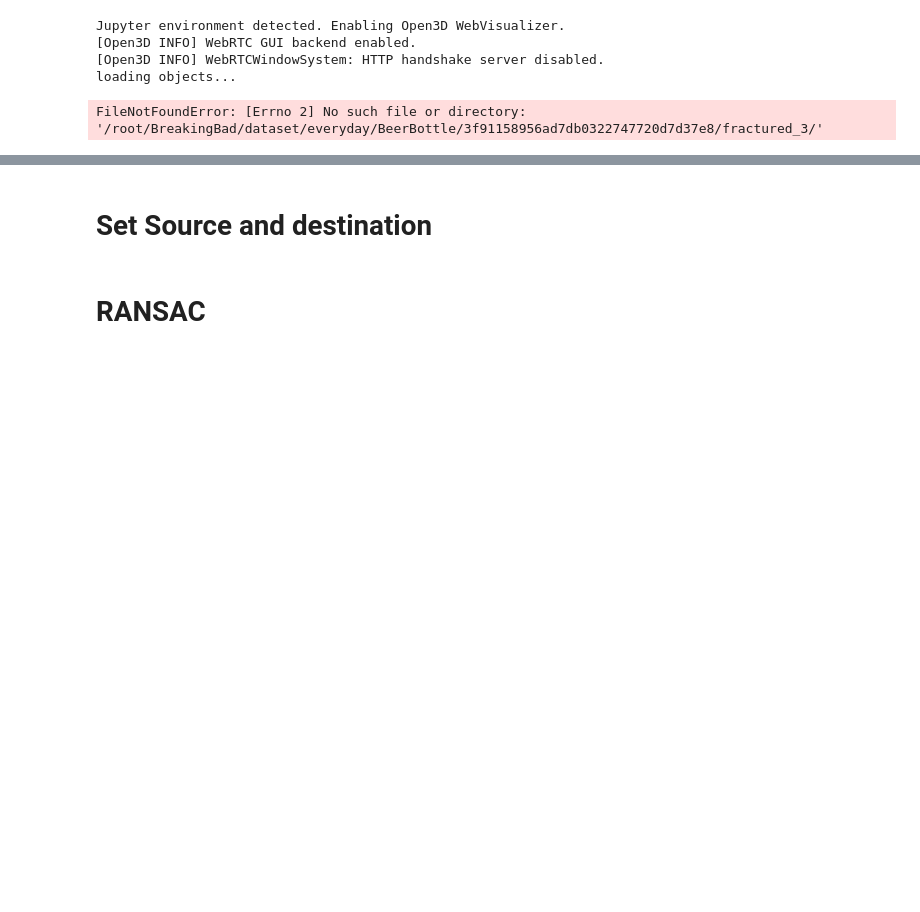
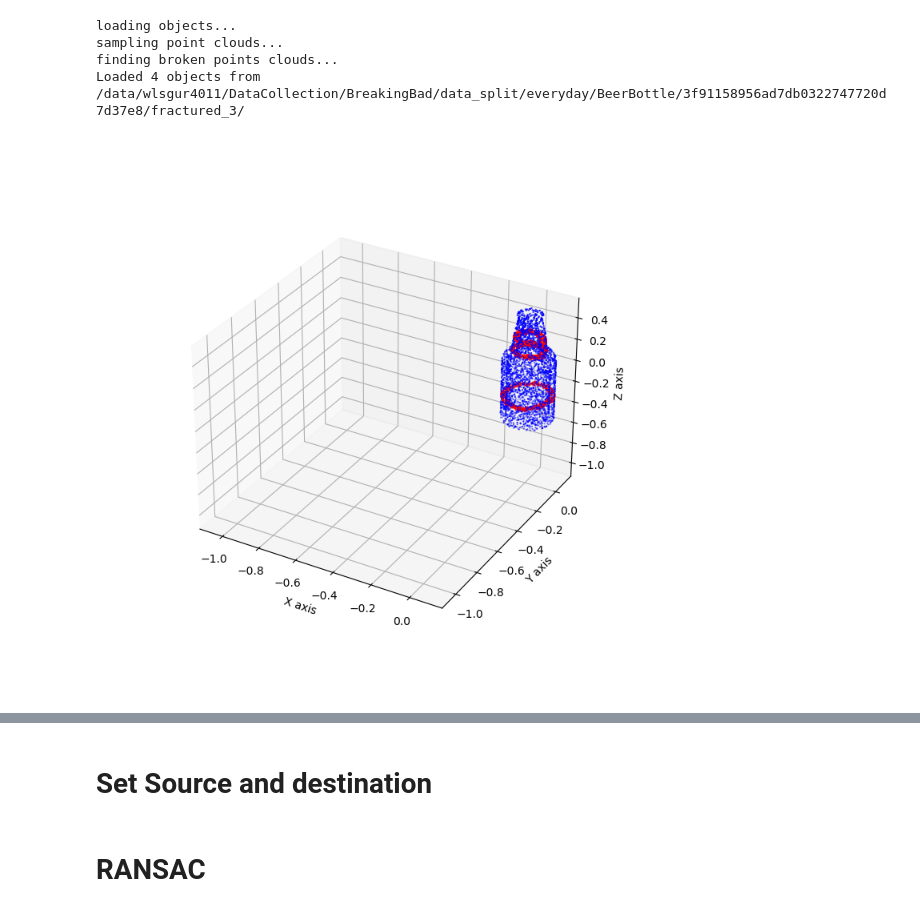
Before and after one commit to jk4011/FRASIER, a Jupyter notebook: code/part_object.ipynb, the cells around one changed output, grey strips where cells are left out. Saved outputs shown, nothing was run; the diff lists cells and outputs as text; code cells hidden in the pictures; blank space fills up the shorter version.

```diff
--- a/code/part_object.ipynb
+++ b/code/part_object.ipynb
@@ -3,17 +10,17 @@
 # %%
 from util.part_object import PartObjSet, empty_obj
-obj_folder = '/root/BreakingBad/dataset/everyday/BeerBottle/3f91158956ad7db0322747720d7d37e8/fractured_3/'
-
+obj_folder = '/data/wlsgur4011/DataCollection/BreakingBad/data_split/everyday/BeerBottle/3f91158956ad7db0322747720d7d37e8/fractured_3/'
+# '/data/wlsgur4011/DataCollection/BreakingBad/data_split/artifact/653931_sf/mode_16'
 part_objs = PartObjSet(obj_folder, num_total_point=50000)
 part_objs.show_all()
 
 # part_objs.show((2, 5))
 # %% [output]
-Jupyter environment detected. Enabling Open3D WebVisualizer.
-[Open3D INFO] WebRTC GUI backend enabled.
-[Open3D INFO] WebRTCWindowSystem: HTTP handshake server disabled.
 loading objects...
+sampling point clouds...
+finding broken points clouds...
+Loaded 4 objects from /data/wlsgur4011/DataCollection/BreakingBad/data_split/everyday/BeerBottle/3f91158956ad7db0322747720d7d37e8/fractured_3/
-FileNotFoundError: [Errno 2] No such file or directory: '/root/BreakingBad/dataset/everyday/BeerBottle/3f91158956ad7db0322747720d7d37e8/fractured_3/'
+[figure, added]
 # %%
 part_objs.random_transform()
 part_objs.show_all()
```
Also changed, not shown: parts of 4 cells of this notebook, 5 other files.
